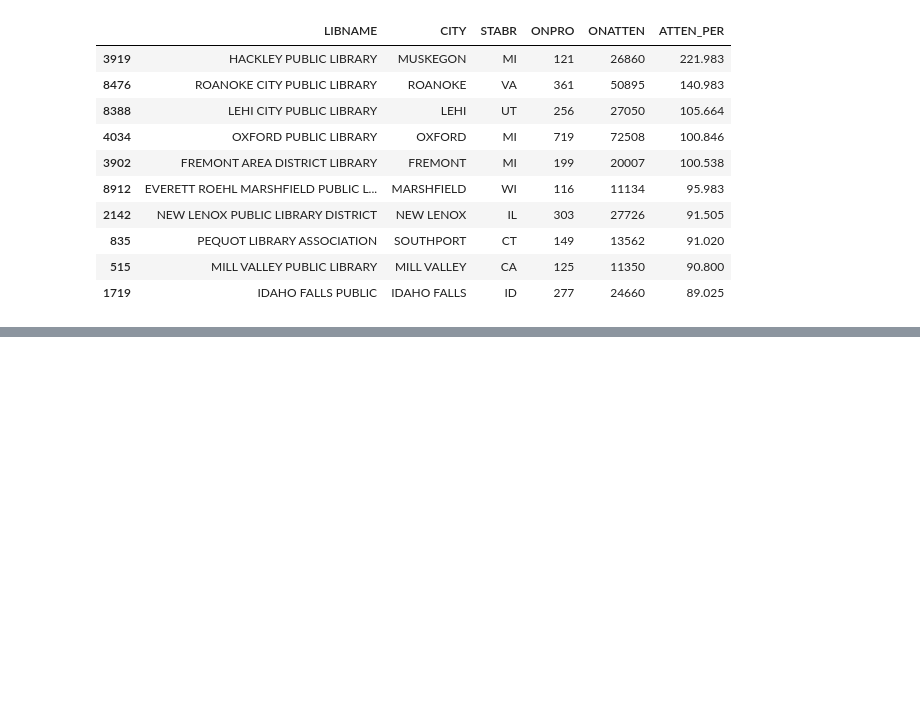
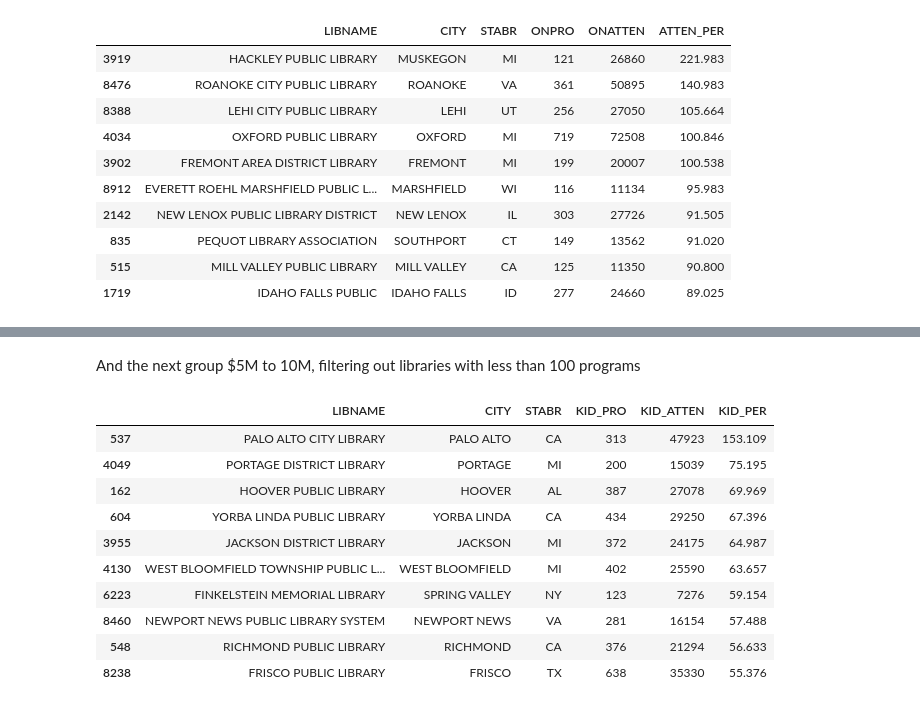
Before and after one commit to beefoo/public-library-survey, a Jupyter notebook: faq.ipynb, the cells around one changed output, grey strips where cells are left out. Drawn from its saved outputs; the diff is of its cells as text; code cells hidden in the pictures; blank space fills up the shorter version.

```diff
--- a/faq.ipynb
+++ b/faq.ipynb
@@ -300,0 +364,17 @@ group4[["LIBNAME", "CITY", "STABR", "ONPRO", "ONATTEN", "ATTEN_PER"]].head(10)
+# %% [markdown]
+And the next group $5M to 10M, filtering out libraries with less than 100 programs
+# %%
+group3 = lib_df[(lib_df["BUDGET_CATEGORY"] == "E. $5M - $10M") & (lib_df["KID_PRO"] >= 100)].sort_values(by=["KID_PER"], ascending=False)
+group3[["LIBNAME", "CITY", "STABR", "KID_PRO", "KID_ATTEN", "KID_PER"]].head(10)
+# %% [output]
+|  | LIBNAME | CITY | STABR | KID_PRO | KID_ATTEN | KID_PER |
+| 537 | PALO ALTO CITY LIBRARY | PALO ALTO | CA | 313 | 47923 | 153.109 |
+| 4049 | PORTAGE DISTRICT LIBRARY | PORTAGE | MI | 200 | 15039 | 75.195 |
+| 162 | HOOVER PUBLIC LIBRARY | HOOVER | AL | 387 | 27078 | 69.969 |
+| 604 | YORBA LINDA PUBLIC LIBRARY | YORBA LINDA | CA | 434 | 29250 | 67.396 |
+| 3955 | JACKSON DISTRICT LIBRARY | JACKSON | MI | 372 | 24175 | 64.987 |
+| 4130 | WEST BLOOMFIELD TOWNSHIP PUBLIC L... | WEST BLOOMFIELD | MI | 402 | 25590 | 63.657 |
+| 6223 | FINKELSTEIN MEMORIAL LIBRARY | SPRING VALLEY | NY | 123 | 7276 | 59.154 |
+| 8460 | NEWPORT NEWS PUBLIC LIBRARY SYSTEM | NEWPORT NEWS | VA | 281 | 16154 | 57.488 |
+| 548 | RICHMOND PUBLIC LIBRARY | RICHMOND | CA | 376 | 21294 | 56.633 |
+| 8238 | FRISCO PUBLIC LIBRARY | FRISCO | TX | 638 | 35330 | 55.376 |
```
Also changed, not shown: parts of 8 cells of this notebook.
